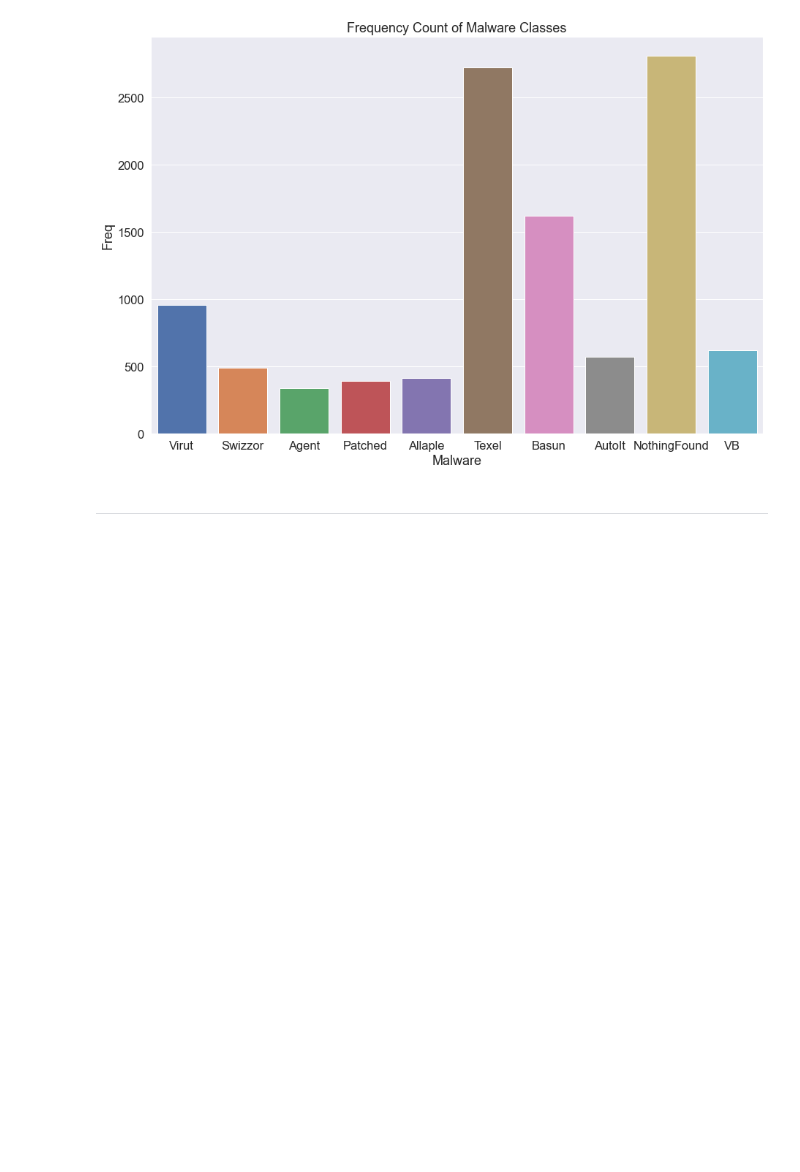
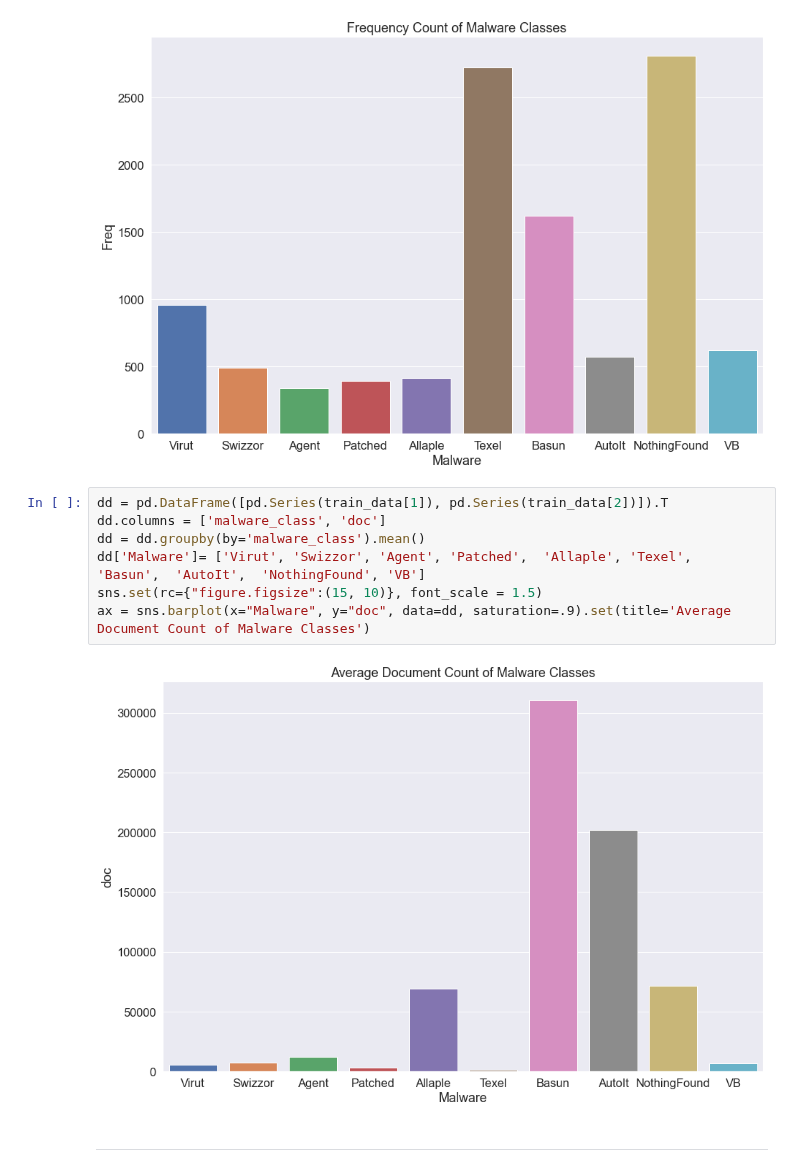
Before and after one commit to shahrukhx01/adversarial-ml-101, a Jupyter notebook: assignment3/shahrukh/Final_Book_v1.ipynb, the cells around one changed output. Saved outputs shown, nothing was run; the diff lists cells and outputs as text; blank space fills up the shorter version.

```diff
--- a/assignment3/shahrukh/Final_Book_v1.ipynb
+++ b/assignment3/shahrukh/Final_Book_v1.ipynb
@@ -1057,6 +1031,15 @@ sns.set(rc={"figure.figsize":(15, 10)}, font_scale = 1.5)
 ax = sns.barplot(x="Malware", y="Freq", data=dff, saturation=.9).set(title='Frequency Count of Malware Classes')
 # %% [output]
 [figure]
+# %%
+dd = pd.DataFrame([pd.Series(train_data[1]), pd.Series(train_data[2])]).T
+dd.columns = ['malware_class', 'doc']
+dd = dd.groupby(by='malware_class').mean()
+dd['Malware']= ['Virut', 'Swizzor', 'Agent', 'Patched',  'Allaple', 'Texel',  'Basun',  'AutoIt',  'NothingFound', 'VB']
+sns.set(rc={"figure.figsize":(15, 10)}, font_scale = 1.5)
+ax = sns.barplot(x="Malware", y="doc", data=dd, saturation=.9).set(title='Average Document Count of Malware Classes')
+# %% [output]
+[figure, added]
 # %% [markdown]
 ---
 # %% [markdown]
```
Also changed, not shown: parts of 21 cells of this notebook, 14 other files.
